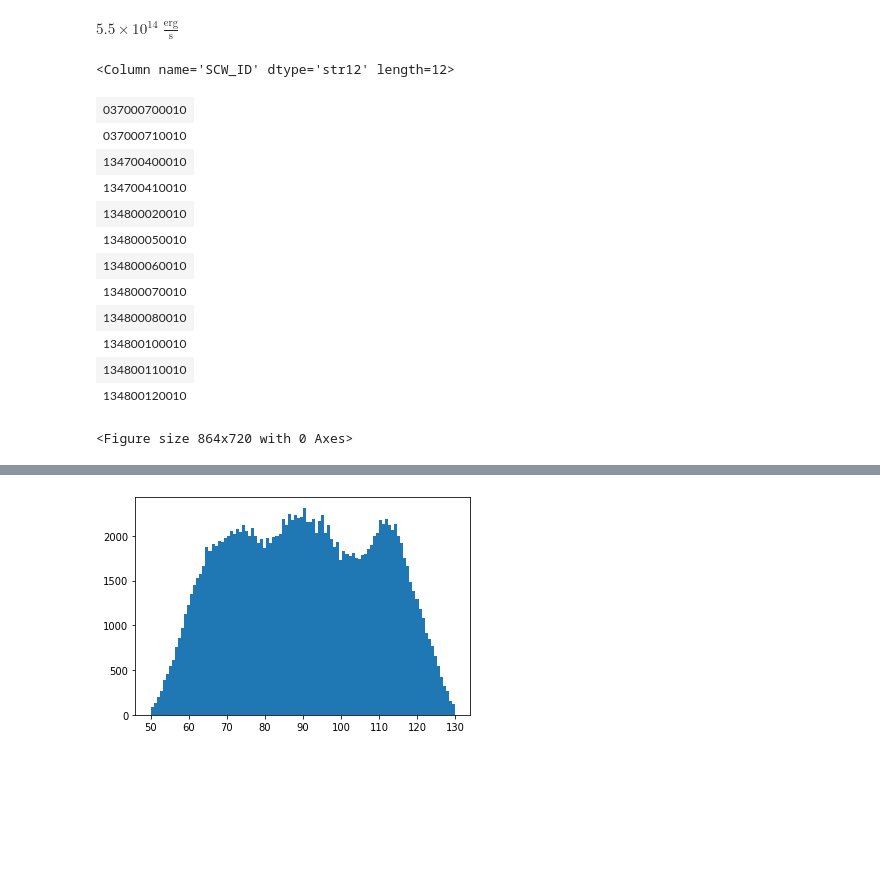
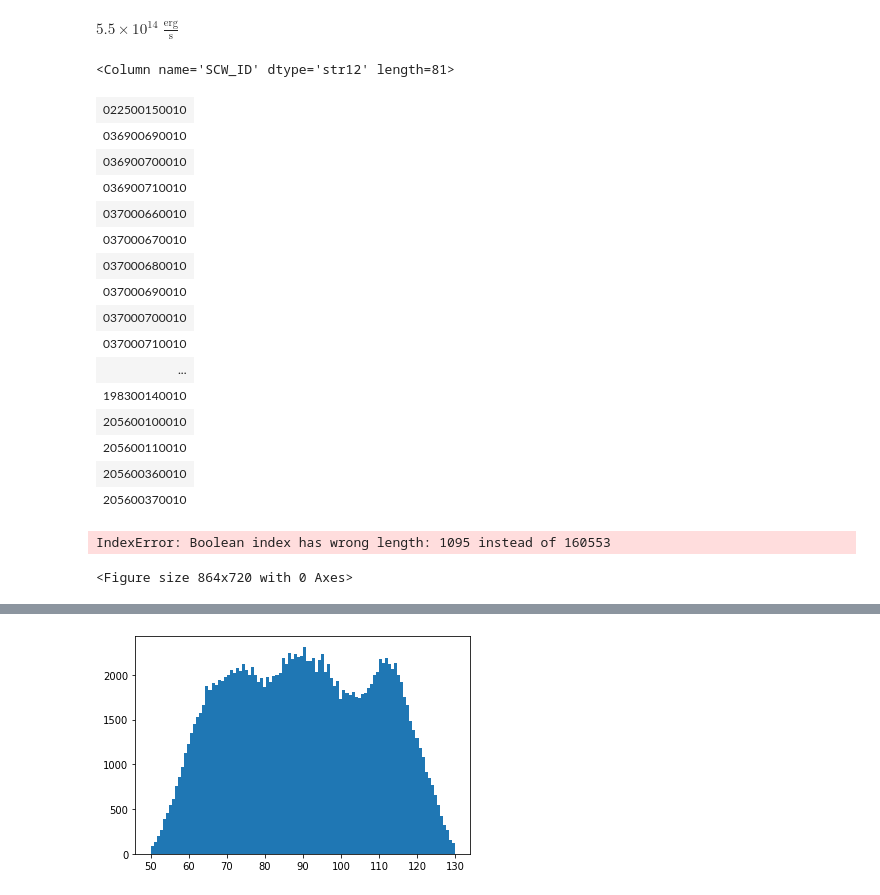
Before and after one commit to volodymyrss/planets, a Jupyter notebook: planets.ipynb, the cells around one changed output, grey strips where cells are left out. Cells and saved outputs as stored; diff of their text form; code cells hidden in the pictures; blank space fills up the shorter version.

```diff
--- a/planets.ipynb
+++ b/planets.ipynb
@@ -33,7 +36,6 @@ if False:
     R.to_pandas().to_csv(open("archive.csv", "w"))
 
     R.sort('SCW_ID')
-    R
+    R.to_pandas().to_csv("archive.csv", encoding='UTF_8')
 else:
-    #read
-    pass
+    R = pd.read_csv("archive.csv")
@@ -116,6 +106,6 @@ datetime.datetime(2020, 12, 31, 23, 52, 55, 559132)
 # %%
 T_future_astropy = time.Time(
-    R['IJD_START'].astype(float)[-1] + 51544 + np.linspace(0, 365*3, 365*3),
+    R['IJD_START'].astype(float).max() + 51544 + np.linspace(0, 365*3, 365*3),
     format="mjd")
 T_future = T_future_astropy.to_datetime()
 
@@ -239,4 +244,6 @@ Sun_coord_future = get_body_coord_astropy_future('Sun')
 # %%
+ax2=None
+
 import matplotlib.font_manager as font_manager
 font_prop = font_manager.FontProperties(size=16)
 font_prop14 = font_manager.FontProperties(size=14)
@@ -256,9 +263,12 @@ for body_name in body_names:
 
     for _T, distance_cm, _ra, _dec, Sun_c, _ls in [
         (T_future, C_future.distance.cm, C_future.ra.deg, C_future.dec.deg, Sun_coord_future, "--"),
-        (T, R[body_name+"_distance_cm"].astype(float), R[body_name + "_ra"].astype(float), R[body_name + "_dec"].astype(float), Sun_coord, None),
+        (T, np.array(R[body_name+"_distance_cm"].astype(float)), R[body_name + "_ra"].astype(float), R[body_name + "_dec"].astype(float), Sun_coord, None),
     ]:
         print("will plot")
+
+        print("distance_cm", distance_cm)
+        print("isgri_sensitivity_25_80_keV_1sigma_2ks", isgri_sensitivity_25_80_keV_1sigma_2ks)
 
         sens_ecs_1scw = ((distance_cm*u.cm)**2 * isgri_sensitivity_25_80_keV_1sigma_2ks).to(u.erg/u.s)
         sens_ecs_1week = sens_ecs_1scw * (2000. / (24*3600*7 * 0.8) )**0.5
@@ -375,5 +385,11 @@ ax.set_xlim([
     time.Time("2024-01-01").to_datetime()])
 
 plt.savefig("sensitivity-by-time-recent.png")
+
+ax.set_xlim([
+    time.Time("2021-11-01").to_datetime(),
+    time.Time("2023-01-01").to_datetime()])
+
+plt.savefig("sensitivity-by-time-plan.png")
 # %% [output]
 will plot
@@ -433,21 +546,25 @@ reference_object_erg_s['Venus']*u.erg/u.s
 # %% [output]
 $5.5 \times 10^{14} \; \mathrm{\frac{erg}{s}}$
 # %%
-R['SCW_ID'][R['Venus_from_sc_x_deg']<6]
+R['SCW_ID'][R['Venus_from_sc_x_deg']<10]
 # %% [output]
-<Column name='SCW_ID' dtype='str12' length=12>
+<Column name='SCW_ID' dtype='str12' length=81>
+| 022500150010 |
+| 036900690010 |
+| 036900700010 |
+| 036900710010 |
+| 037000660010 |
+| 037000670010 |
+| 037000680010 |
+| 037000690010 |
 | 037000700010 |
 | 037000710010 |
-| 134700400010 |
-| 134700410010 |
-| 134800020010 |
-| 134800050010 |
-| 134800060010 |
-| 134800070010 |
-| 134800080010 |
-| 134800100010 |
-| 134800110010 |
-| 134800120010 |
+| ... |
+| 198300140010 |
+| 205600100010 |
+| 205600110010 |
+| 205600360010 |
+| 205600370010 |
 # %%
 plt.figure(figsize=(12,10))
 
@@ -478,7 +595,8 @@ for m_segment in split_segments(R['IJD_START'][m_sun_angle].astype(float)):
         c='r'
     )
 # %% [output]
-<Figure size 864x720 with 0 Axes>
+IndexError: Boolean index has wrong length: 1095 instead of 160553
+<Figure size 864x720 with 0 Axes>
 # %%
 # jupiter is best but has tons of observations
 # %%
```
Also changed, not shown: parts of 20 cells of this notebook, 1 other file.
